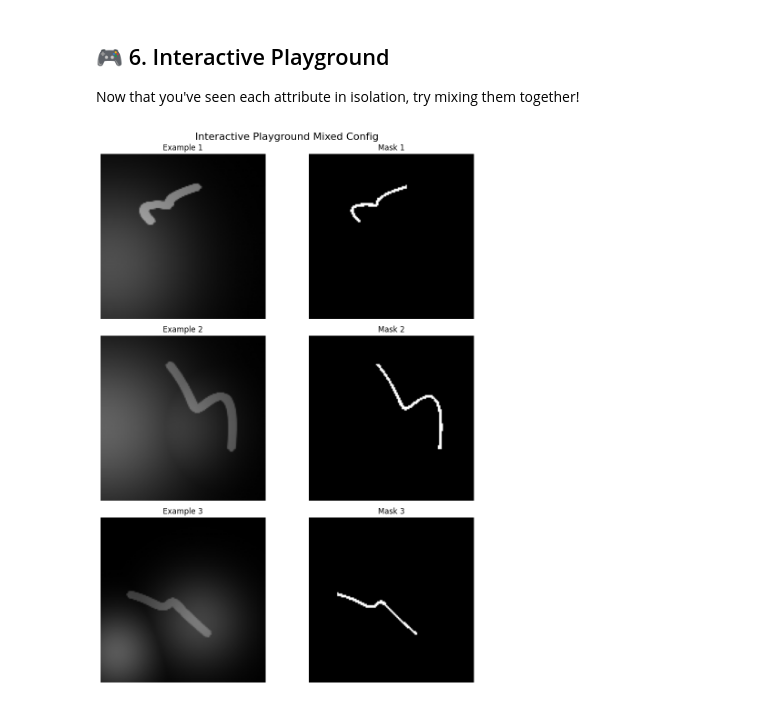
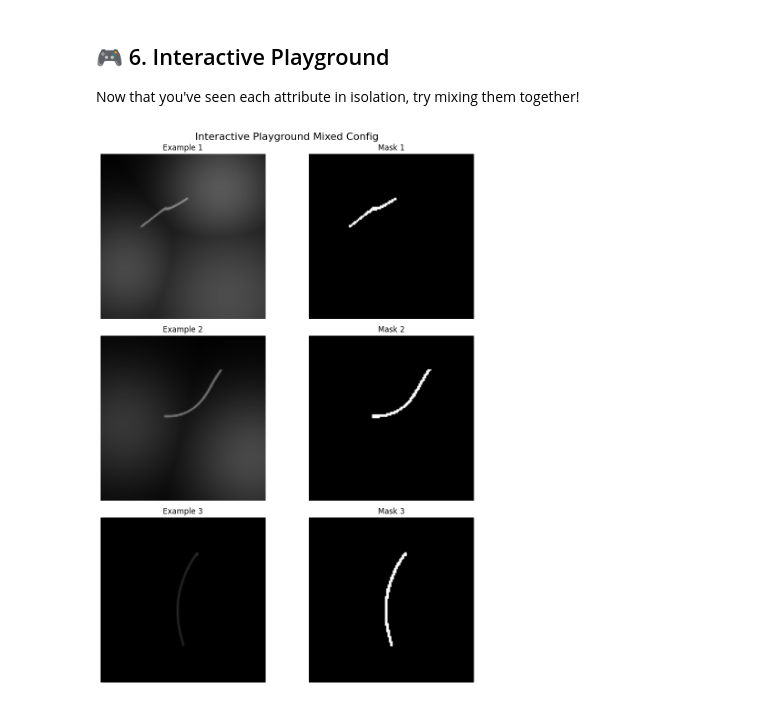
Before and after one commit to MahsaAbadian/DSA-RL-Tracker, a Jupyter notebook: curve_config_tutorial.ipynb, the cells around one changed output. Saved outputs shown, nothing was run; the diff lists cells and outputs as text; code cells hidden in the pictures.

```diff
--- a/curve_config_tutorial.ipynb
+++ b/curve_config_tutorial.ipynb
@@ -216,18 +216,18 @@ show_samples(maker, {
 Now that you've seen each attribute in isolation, try mixing them together!
 # %%
 config = {
-    "num_control_points": (4, 8),          # Range of control points
+    "num_control_points": 5,          # Range of control points
     "num_segments": 1,         # Range of segments
-    "width_range": (0.001, 10),           # Path thickness
+    "width_range": (0.001, 1),           # Path thickness
     "min_intensity": 0.2,
     "max_intensity": 0.5,   # Path brightness (0.0 to 1.0)
-    "noise_prob": 0.5,              # Probability of DSA noise
+    "noise_prob": 0.0,              # Probability of DSA noise
     "tissue_noise_prob": 0.8,             # Probability of background textures
     "centerline_mask": True,
     "topology": "hairpin",
 
 }
 
 show_samples(maker, config, num_examples=3, show_mask=True, title="Interactive Playground Mixed Config")
 # %% [output]
-[figure, old version]
+[figure, new version]
```
Also changed, not shown: parts of 6 cells of this notebook, 13 other files.
